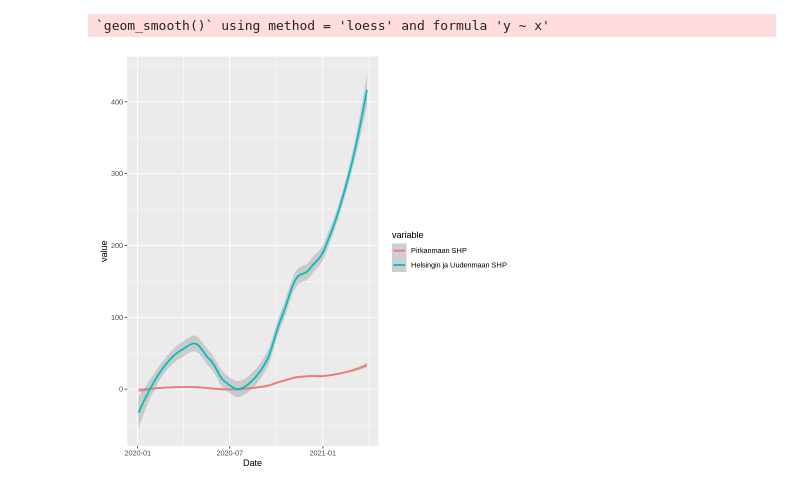
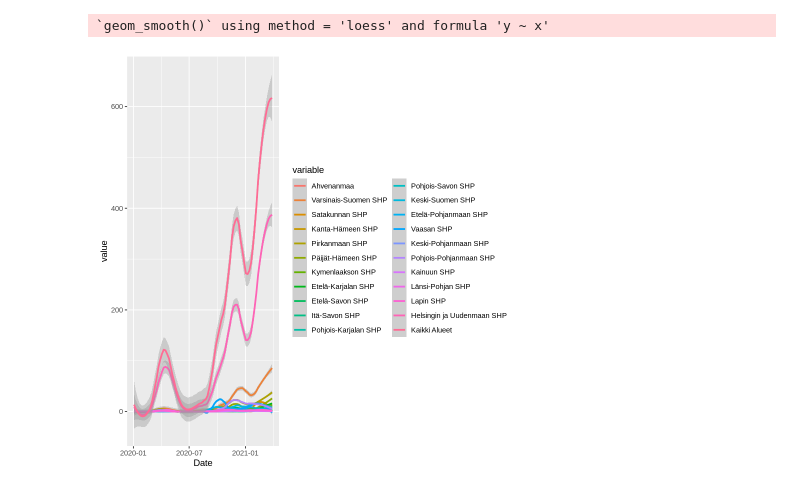
Before and after one commit to afroseppo/THL-covid-data, a Jupyter notebook: THL-data.ipynb, the cells around one changed output. Cells and saved outputs as stored; diff of their text form; code cells hidden in the pictures.

```diff
--- a/THL-data.ipynb
+++ b/THL-data.ipynb
@@ -79,15 +77,17 @@ A tibble: 20 × 23
 | 2020-01-19 | 0 | 0 | 0 | 0 | 0 | 0 | ... |
 | 2020-01-20 | 0 | 0 | 0 | 0 | 0 | 0 | ... |
 # %%
+#plotting data
+
 filtered_data = res_fin %>%
-  select('Date', 'Pirkanmaan SHP', 'Helsingin ja Uudenmaan SHP') %>%
+  #select('Date', 'Pirkanmaan SHP', 'Helsingin ja Uudenmaan SHP', ) %>%
   filter(Date >= as.Date("2020-01-03") & Date <= as.Date('2021-03-29'))
 
 d = melt(filtered_data, id.vars='Date')
 
 # Everything on the same plot
 ggplot(d, aes(Date,value, col=variable)) +
-  stat_smooth(span = 0.5)
+  stat_smooth(span = 0.25)
 # %% [output]
 `geom_smooth()` using method = 'loess' and formula 'y ~ x'
-[figure, old version]
+[figure, new version]
```
Also changed, not shown: parts of 4 cells of this notebook.
